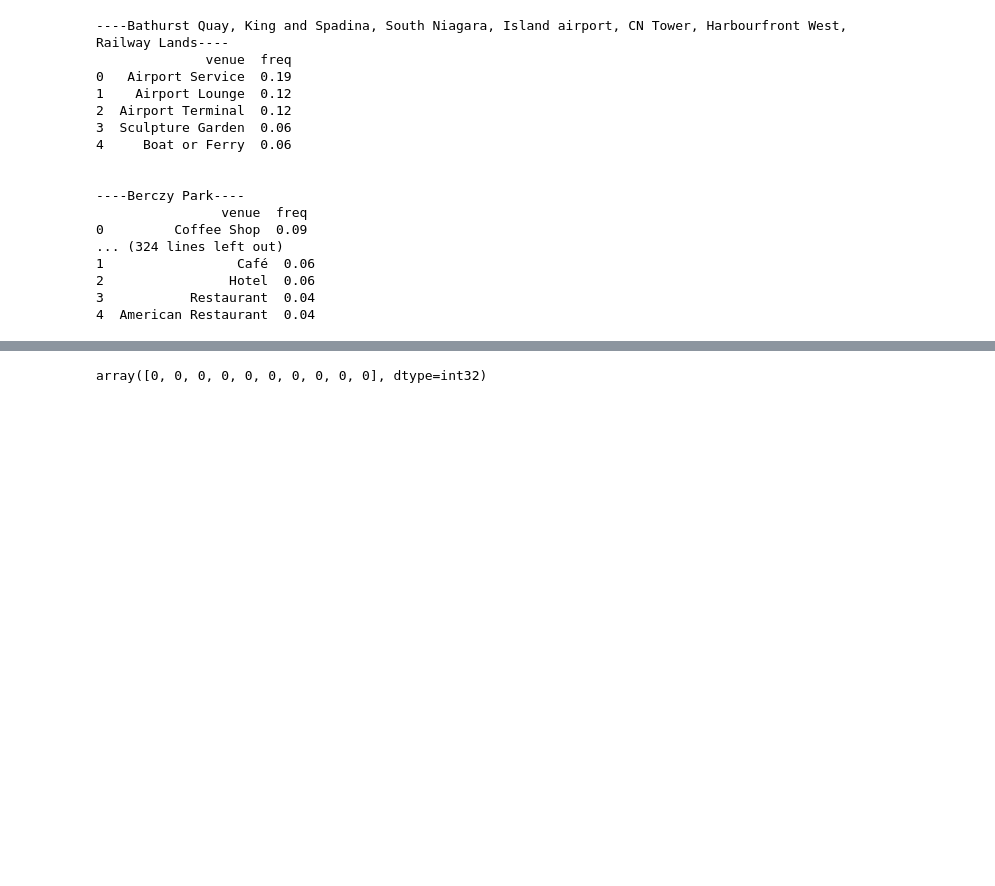
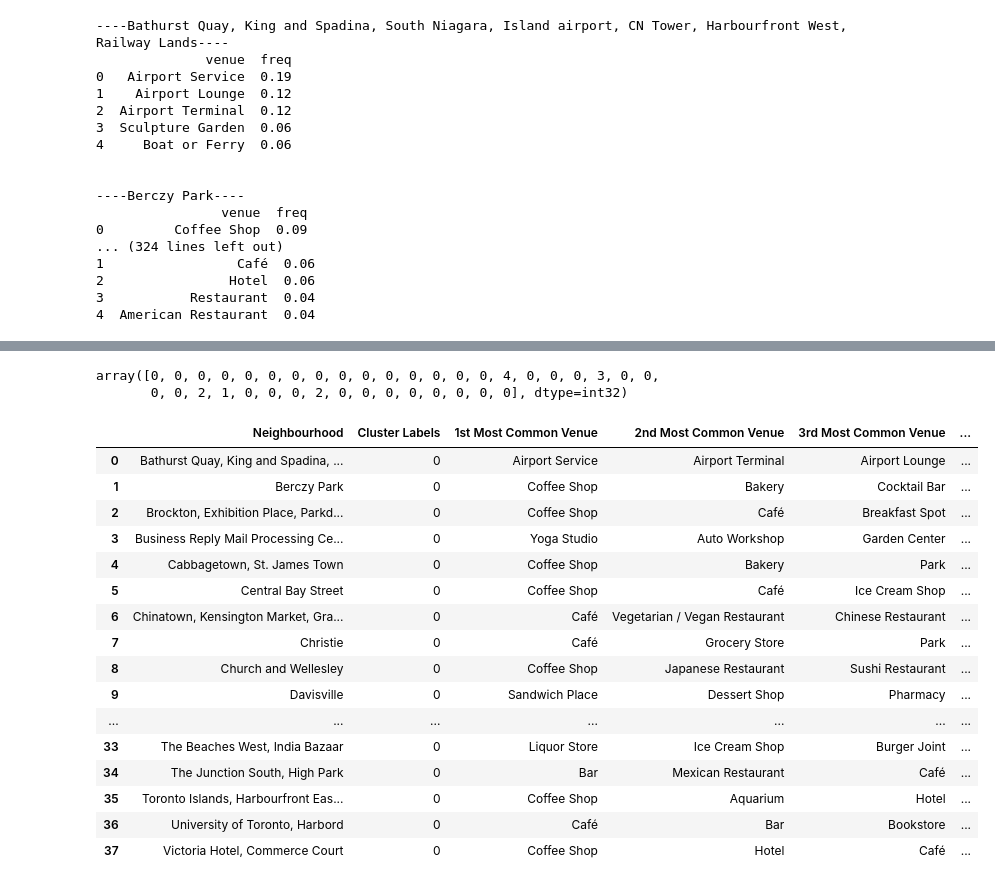
Before and after one commit to jacquelineguo/Coursera_DS_Capstone, a Jupyter notebook: CourseraCapstone.ipynb, the cells around one changed output, grey strips where cells are left out. Cells and saved outputs as stored; diff of their text form; code cells hidden in the pictures; blank space fills up the shorter version.

```diff
--- a/CourseraCapstone.ipynb
+++ b/CourseraCapstone.ipynb
@@ -510,9 +518,30 @@ kclusters = 5
 toronto_grouped_clustering = toronto_grouped.drop('Neighborhood', 1)
 
 # run k-means clustering
-kmeans = KMeans(n_clusters=kclusters, random_state=0).fit(toronto_grouped_clustering)
+kmeans = KMeans(n_clusters=kclusters, random_state=10).fit(toronto_grouped_clustering)
 
 # check cluster labels generated for each row in the dataframe
-kmeans.labels_[0:10]
+kmeans.labels_
 # %% [output]
-array([0, 0, 0, 0, 0, 0, 0, 0, 0, 0], dtype=int32)
+array([0, 0, 0, 0, 0, 0, 0, 0, 0, 0, 0, 0, 0, 0, 0, 4, 0, 0, 0, 3, 0, 0,
+       0, 0, 2, 1, 0, 0, 0, 2, 0, 0, 0, 0, 0, 0, 0, 0], dtype=int32)
+# %%
+neighborhoods_venues_sorted.set_index('Neighborhood').reset_index().rename({'Neighborhood': 'Neighbourhood'}, axis='columns')
+# %% [output]
+|  | Neighbourhood | Cluster Labels | 1st Most Common Venue | 2nd Most Common Venue | 3rd Most Common Venue | ... |
+| 0 | Bathurst Quay, King and Spadina, ... | 0 | Airport Service | Airport Terminal | Airport Lounge | ... |
+| 1 | Berczy Park | 0 | Coffee Shop | Bakery | Cocktail Bar | ... |
+| 2 | Brockton, Exhibition Place, Parkd... | 0 | Coffee Shop | Café | Breakfast Spot | ... |
+| 3 | Business Reply Mail Processing Ce... | 0 | Yoga Studio | Auto Workshop | Garden Center | ... |
+| 4 | Cabbagetown, St. James Town | 0 | Coffee Shop | Bakery | Park | ... |
+| 5 | Central Bay Street | 0 | Coffee Shop | Café | Ice Cream Shop | ... |
+| 6 | Chinatown, Kensington Market, Gra... | 0 | Café | Vegetarian / Vegan Restaurant | Chinese Restaurant | ... |
+| 7 | Christie | 0 | Café | Grocery Store | Park | ... |
+| 8 | Church and Wellesley | 0 | Coffee Shop | Japanese Restaurant | Sushi Restaurant | ... |
+| 9 | Davisville | 0 | Sandwich Place | Dessert Shop | Pharmacy | ... |
+| ... | ... | ... | ... | ... | ... | ... |
+| 33 | The Beaches West, India Bazaar | 0 | Liquor Store | Ice Cream Shop | Burger Joint | ... |
+| 34 | The Junction South, High Park | 0 | Bar | Mexican Restaurant | Café | ... |
+| 35 | Toronto Islands, Harbourfront Eas... | 0 | Coffee Shop | Aquarium | Hotel | ... |
+| 36 | University of Toronto, Harbord | 0 | Café | Bar | Bookstore | ... |
+| 37 | Victoria Hotel, Commerce Court | 0 | Coffee Shop | Hotel | Café | ... |
```
Also changed, not shown: parts of 17 cells of this notebook.
